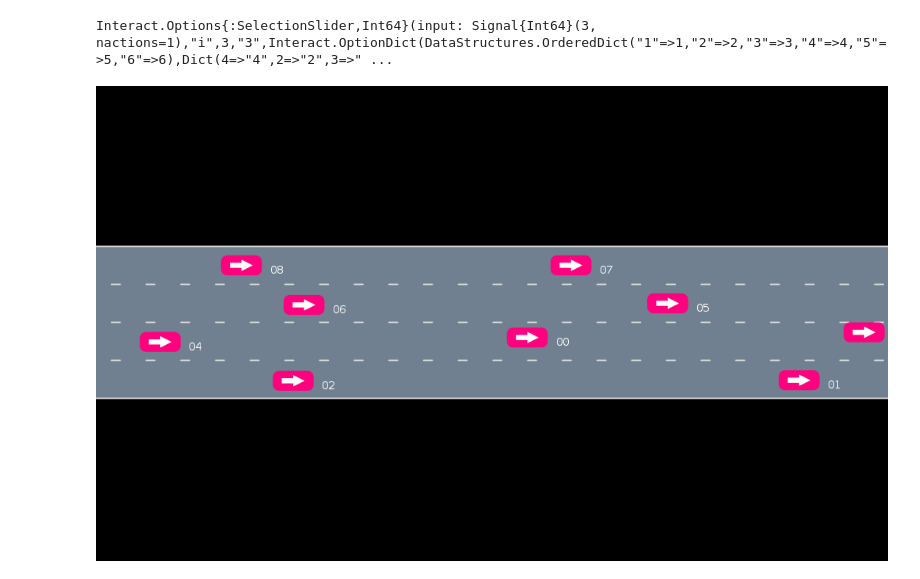
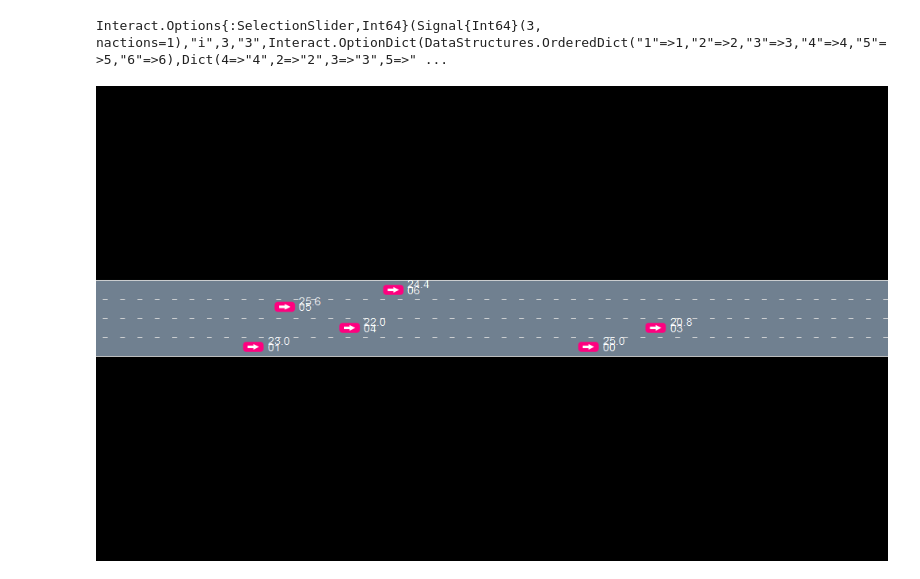
Before and after one commit to ekhlasssonu/HierarchicalDriving.jl, a Jupyter notebook: notebooks/Visualization.ipynb, the cells around one changed output. Saved outputs shown, nothing was run; the diff lists cells and outputs as text; code cells hidden in the pictures.

Commit message:
Visualization Notebook.

```diff
--- a/notebooks/Visualization.ipynb
+++ b/notebooks/Visualization.ipynb
@@ -23,7 +12,23 @@ hist = simulate(hr, p, policy);
+# %%
+HORIZON = 10
+TIME_STEP = 0.3
+lb_x = (AVG_HWY_VELOCITY - 5.0) * TIME_STEP * HORIZON
+ub_x = (AVG_HWY_VELOCITY + 5.0) * TIME_STEP * HORIZON
+p = LowLevelMDP(0.99,TIME_STEP, HORIZON,
+                            [0.0, LANE_WIDTH, 2.0 * LANE_WIDTH, 3.0 * LANE_WIDTH, 4.0 * LANE_WIDTH],
+                            CarPhysicalState((0.0, 1.0 * LANE_WIDTH/2.0, AVG_HWY_VELOCITY)),
+                            (CarPhysicalState((lb_x, 1.0 * LANE_WIDTH/2.0 - 0.5, AVG_HWY_VELOCITY - 5)),
+                             CarPhysicalState((ub_x, 1.0 * LANE_WIDTH/2.0 + 0.5, AVG_HWY_VELOCITY + 5))),
+                            50.0, -500.0, -2.0, -5.0, -5.0, -1.0, HierarchicalDriving.getFrameList());
 # %%
+i = 17
+#policy = RandomPolicy(p)
+policy = subintentional_policy(p)
+hr = HistoryRecorder(max_steps = p.HORIZON, rng = MersenneTwister(i))
+hist = simulate(hr, p, policy)
 @manipulate for i in 1:n_steps(hist)+1
-    (p, state_hist(hist)[i], [CarIDOverlay()])
+    (p,state_hist(hist)[i],SceneOverlay[CarVelOverlay(), CarIDOverlay()])
 end
 # %% [output]
-Interact.Options{:SelectionSlider,Int64}(input: Signal{Int64}(3, nactions=1),"i",3,"3",Interact.OptionDict(DataStructures.OrderedDict("1"=>1,"2"=>2,"3"=>3,"4"=>4,"5"=>5,"6"=>6),Dict(4=>"4",2=>"2",3=>" ...
+Interact.Options{:SelectionSlider,Int64}(Signal{Int64}(3, nactions=1),"i",3,"3",Interact.OptionDict(DataStructures.OrderedDict("1"=>1,"2"=>2,"3"=>3,"4"=>4,"5"=>5,"6"=>6),Dict(4=>"4",2=>"2",3=>"3",5=>" ...
-[figure, old version]
+[figure, new version]
```
Also changed, not shown: parts of 9 cells of this notebook.
